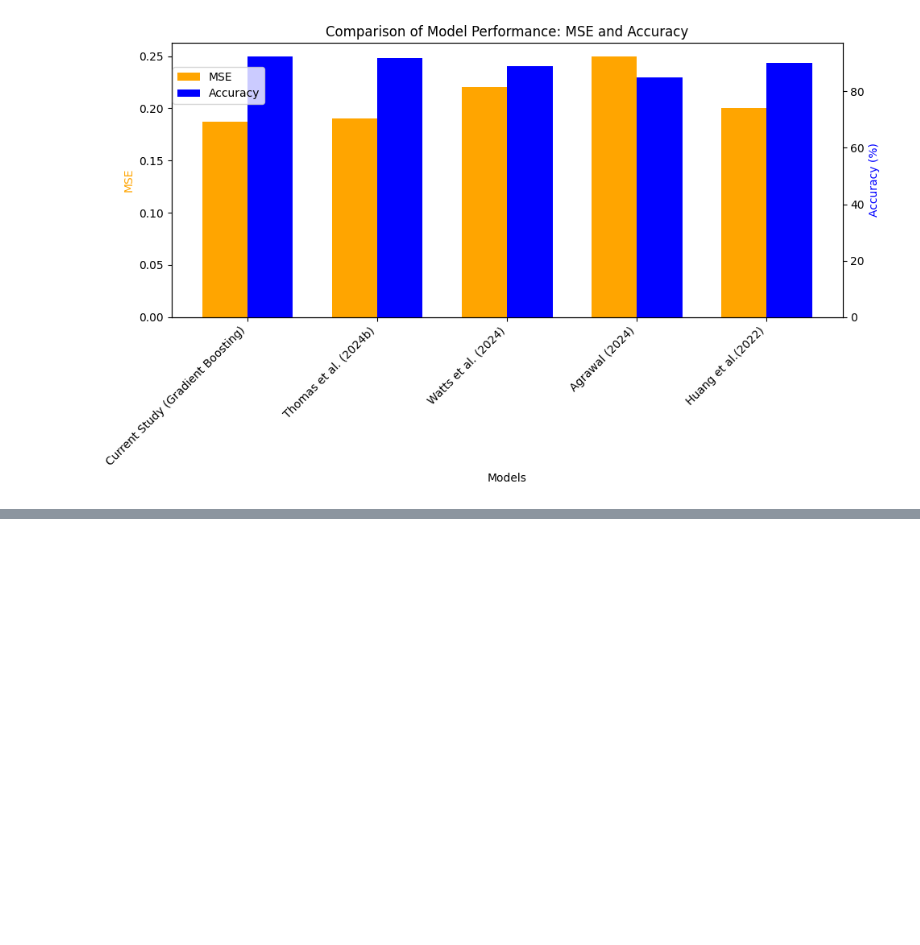
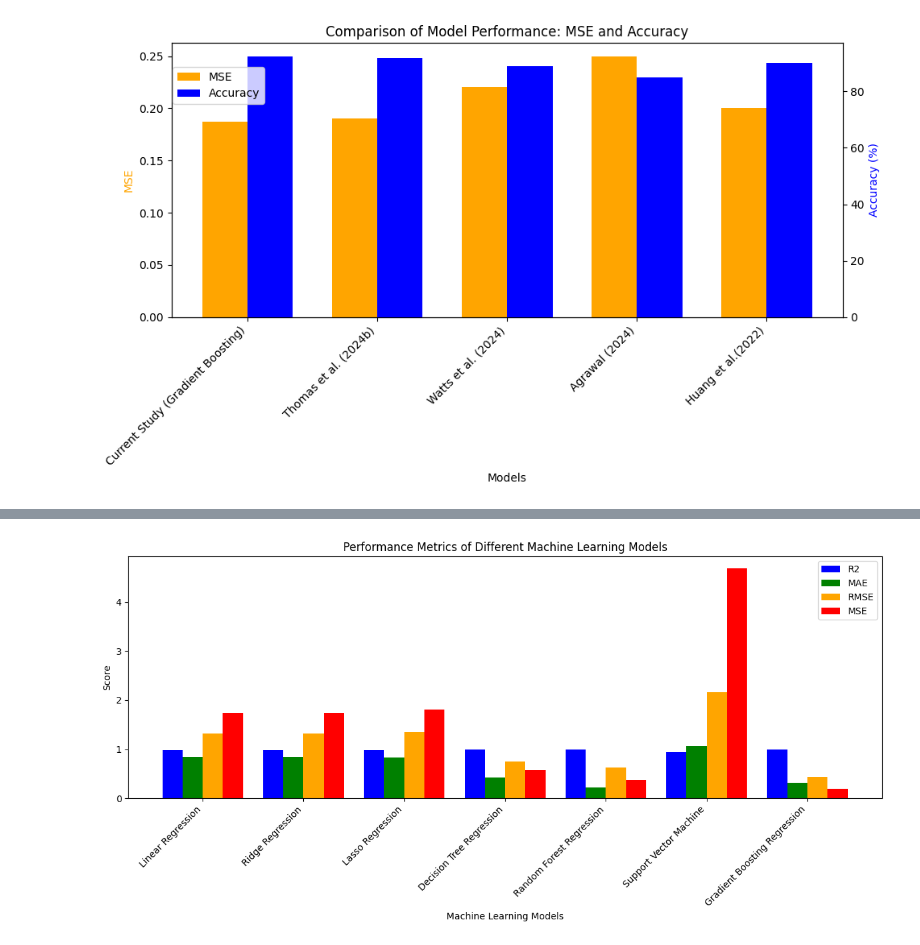
Before and after one commit to rukayat-balogun/Project, a Jupyter notebook: FinalSemesterProject/Webapp/analysis.ipynb, the cells around one changed output, grey strips where cells are left out. Drawn from its saved outputs; the diff is of its cells as text; code cells hidden in the pictures; blank space fills up the shorter version.

```diff
--- a/FinalSemesterProject/Webapp/analysis.ipynb
+++ b/FinalSemesterProject/Webapp/analysis.ipynb
@@ -506,0 +553,46 @@ plt.show()
+# %%
+import matplotlib.pyplot as plt
+import numpy as np
+
+# Data for plotting
+models = [
+    "Linear Regression",
+    "Ridge Regression",
+    "Lasso Regression",
+    "Decision Tree Regression",
+    "Random Forest Regression",
+    "Support Vector Machine",
+    "Gradient Boosting Regression"
+]
+r2_values = [0.976326, 0.976326, 0.975357, 0.992216, 0.994635, 0.936164, 0.999746]
+mae_values = [0.847728, 0.847713, 0.832448, 0.429798, 0.224768, 1.067960, 0.314084]
+rmse_values = [1.319542, 1.319546, 1.346274, 0.756621, 0.628138, 2.166824, 0.432238]
+mse_values = [1.7411, 1.7412, 1.8124, 0.5779, 0.3710, 4.6915, 0.1868]
+
+# Set up the figure
+fig, ax = plt.subplots(figsize=(12, 6))
+
+# Set positions for bars
+x = np.arange(len(models))
+width = 0.2
+
+# Plotting each metric as bars
+ax.bar(x - 1.5 * width, r2_values, width, label='R2', color='blue')
+ax.bar(x - 0.5 * width, mae_values, width, label='MAE', color='green')
+ax.bar(x + 0.5 * width, rmse_values, width, label='RMSE', color='orange')
+ax.bar(x + 1.5 * width, mse_values, width, label='MSE', color='red')
+
+# Labeling and formatting
+ax.set_xlabel('Machine Learning Models')
+ax.set_ylabel('Score')
+ax.set_title('Performance Metrics of Different Machine Learning Models')
+ax.set_xticks(x)
+ax.set_xticklabels(models, rotation=45, ha="right")
+ax.legend()
+
+# Show plot
+plt.tight_layout()
+plt.savefig("Performance Metrics of Different Machine Learning Models")
+plt.show()
+# %% [output]
+[figure, added]
```
Also changed, not shown: parts of 1 cell of this notebook, 10 other files.
